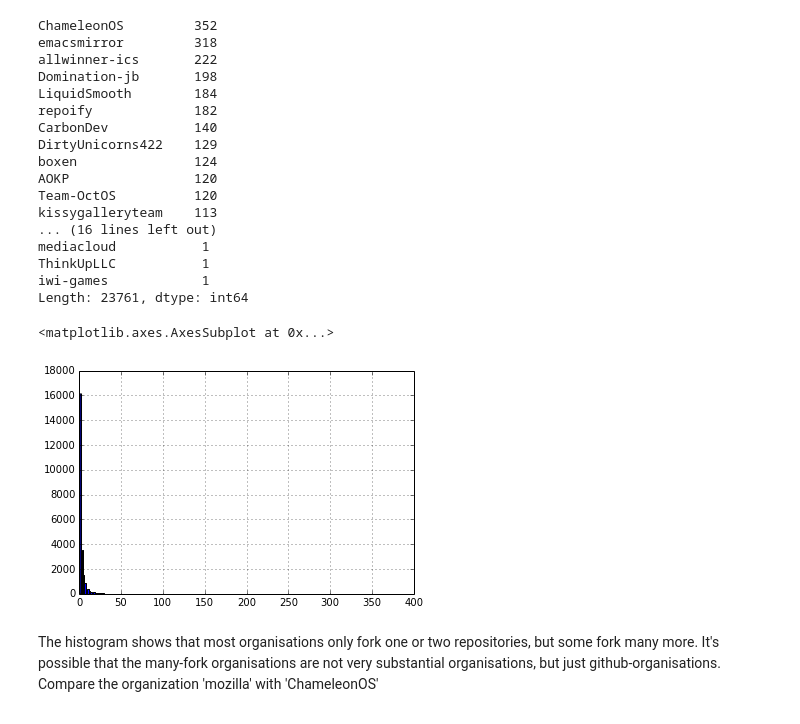
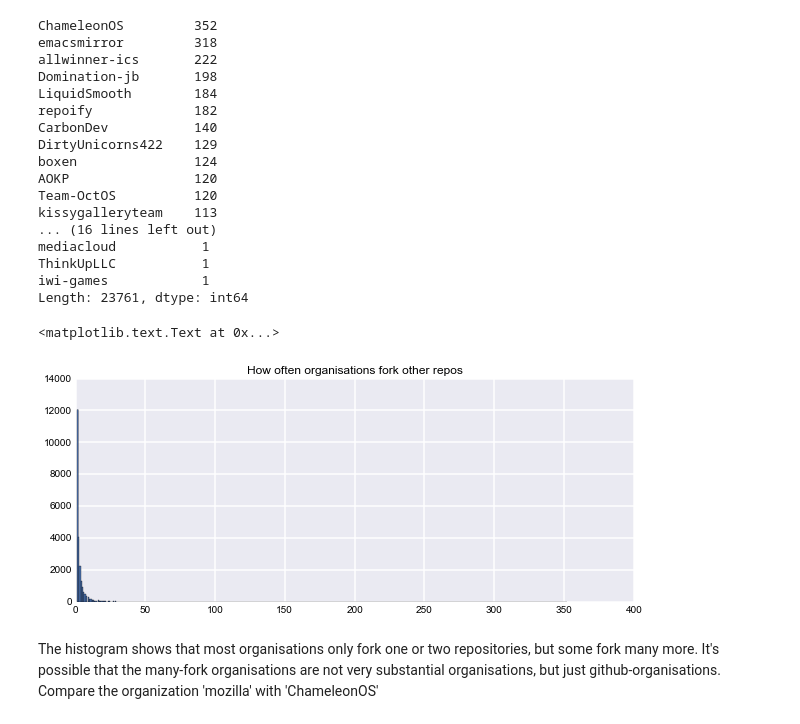
Before and after one commit to metacommunities/metacommunities, a Jupyter notebook: Github_organisations.ipynb, the cells around one changed output. Cells and saved outputs as stored; diff of their text form; code cells hidden in the pictures.

Commit message:
clearning up early code on using bigquery to find stuff on github; renaming various notebooks; moving plots to seaborn look

```diff
--- a/Github_organisations.ipynb
+++ b/Github_organisations.ipynb
@@ -194,11 +195,14 @@ mediacloud           1
 ThinkUpLLC           1
 iwi-games            1
 Length: 23761, dtype: int64
-# %%
-org_fork_df.organisation.value_counts().hist(bins=200)
-# %% [output]
-<matplotlib.axes.AxesSubplot at 0x...>
-[figure, removed]
+# %%
+
+plt.figure(figsize=(10,4))
+res=plt.hist(org_fork_df.organisation.value_counts(), bins=400)
+plt.title('How often organisations fork other repos')
+# %% [output]
+<matplotlib.text.Text at 0x...>
+[figure, added]
 # %% [markdown]
 The histogram shows that most organisations only fork one or two repositories, but some fork many more. It's possible that the many-fork organisations are not very substantial organisations, but just github-organisations. Compare the organization 'mozilla' with 'ChameleonOS'
 # %%
```
Also changed, not shown: parts of 1 cell of this notebook, 10 other files.
